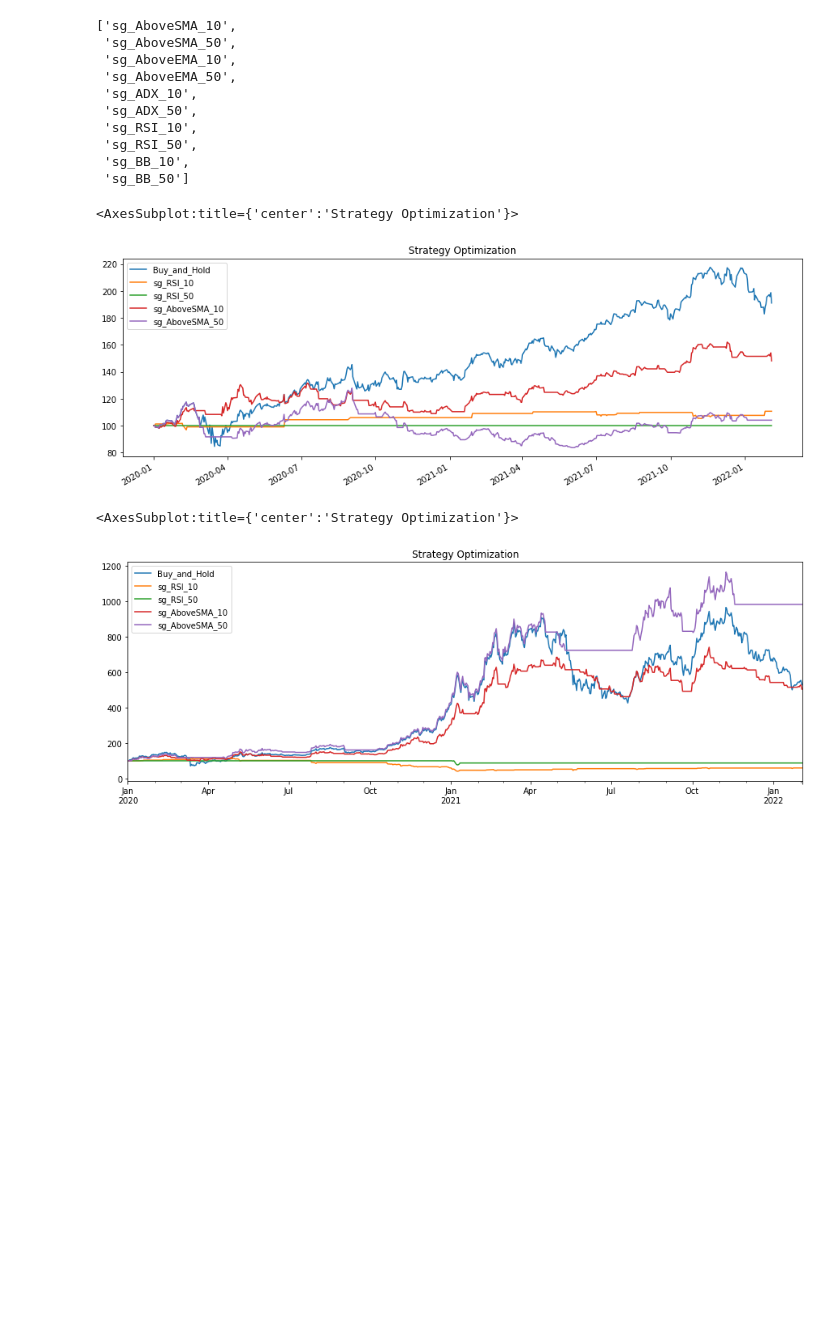
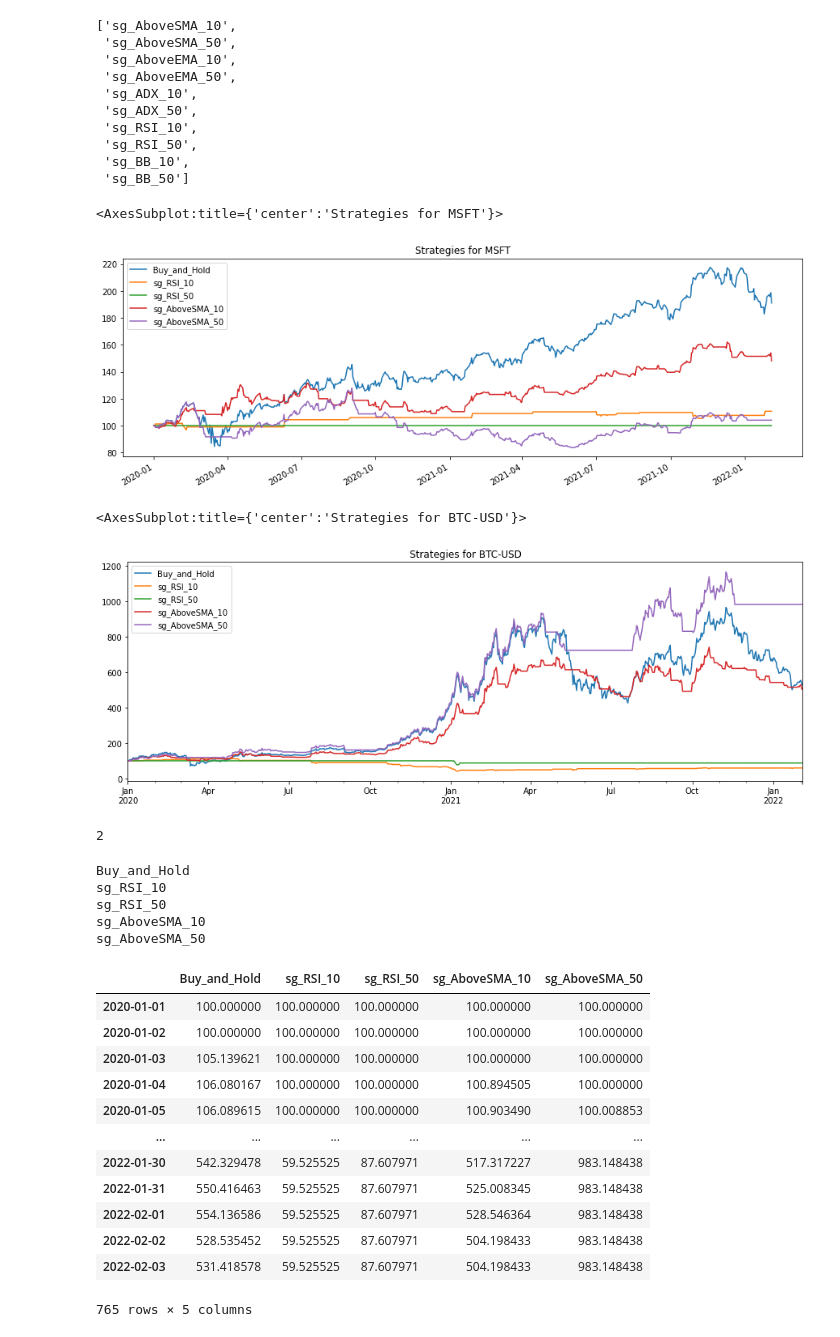
Before and after one commit to sjuanandres0/Chewbacca, a Jupyter notebook: chewie_playground.ipynb, the cells around one changed output. Cells and saved outputs as stored; diff of their text form; code cells hidden in the pictures; blank space fills up the shorter version.

```diff
--- a/chewie_playground.ipynb
+++ b/chewie_playground.ipynb
@@ -239,30 +239,60 @@ ticker='MSFT'
 start='2020-01-01'
 end='2022-02-04'
 
-benchmark = buy_and_hold(df=df, ticker=ticker, name='Buy_and_Hold', start=start, end=end)
+benchmark = buy_and_hold(df=df, ticker=ticker, signal_name='Buy_and_Hold', start=start, end=end)
 sg_RSI_10 = signal_rever(df=df, ticker=ticker, signal_name='sg_RSI_10', start=start, end=end)
 sg_RSI_50 = signal_rever(df=df, ticker=ticker, signal_name='sg_RSI_50', start=start, end=end)
 sg_AboveSMA_10 = signal_trend(df=df, ticker=ticker, signal_name='sg_AboveSMA_10', start=start, end=end)
 sg_AboveSMA_50 = signal_trend(df=df, ticker=ticker, signal_name='sg_AboveSMA_50', start=start, end=end)
 # Run all backtests and plot the resutls
 bt_results = bt.run(benchmark, sg_RSI_10, sg_RSI_50, sg_AboveSMA_10, sg_AboveSMA_50)
-bt_results.plot(title='Strategy Optimization')
+bt_results.plot(title='Strategies for {}'.format(ticker))
 # %% [output]
-<AxesSubplot:title={'center':'Strategy Optimization'}>
+<AxesSubplot:title={'center':'Strategies for MSFT'}>
 [figure]
 # %%
 ticker='BTC-USD'
 start='2020-01-01'
 end='2022-02-04'
 
-benchmark = buy_and_hold(df=df, ticker=ticker, name='Buy_and_Hold', start=start, end=end)
+benchmark = buy_and_hold(df=df, ticker=ticker, signal_name='Buy_and_Hold', start=start, end=end)
 sg_RSI_10 = signal_rever(df=df, ticker=ticker, signal_name='sg_RSI_10', start=start, end=end)
 sg_RSI_50 = signal_rever(df=df, ticker=ticker, signal_name='sg_RSI_50', start=start, end=end)
 sg_AboveSMA_10 = signal_trend(df=df, ticker=ticker, signal_name='sg_AboveSMA_10', start=start, end=end)
 sg_AboveSMA_50 = signal_trend(df=df, ticker=ticker, signal_name='sg_AboveSMA_50', start=start, end=end)
 # Run all backtests and plot the resutls
 bt_results = bt.run(benchmark, sg_RSI_10, sg_RSI_50, sg_AboveSMA_10, sg_AboveSMA_50)
-bt_results.plot(title='Strategy Optimization')
+bt_results.plot(title='Strategies for {}'.format(ticker))
 # %% [output]
-<AxesSubplot:title={'center':'Strategy Optimization'}>
+<AxesSubplot:title={'center':'Strategies for BTC-USD'}>
 [figure]
+# %%
+test = {'a':1,'b':2}
+test['b']
+# %% [output]
+2
+# %%
+for i in bt_results.keys():
+    print(i)
+# %% [output]
+Buy_and_Hold
+sg_RSI_10
+sg_RSI_50
+sg_AboveSMA_10
+sg_AboveSMA_50
+# %%
+bt_results.prices
+# %% [output]
+|  | Buy_and_Hold | sg_RSI_10 | sg_RSI_50 | sg_AboveSMA_10 | sg_AboveSMA_50 |
+| 2020-01-01 | 100.000000 | 100.000000 | 100.000000 | 100.000000 | 100.000000 |
+| 2020-01-02 | 100.000000 | 100.000000 | 100.000000 | 100.000000 | 100.000000 |
+| 2020-01-03 | 105.139621 | 100.000000 | 100.000000 | 100.000000 | 100.000000 |
+| 2020-01-04 | 106.080167 | 100.000000 | 100.000000 | 100.894505 | 100.000000 |
+| 2020-01-05 | 106.089615 | 100.000000 | 100.000000 | 100.903490 | 100.008853 |
+| ... | ... | ... | ... | ... | ... |
+| 2022-01-30 | 542.329478 | 59.525525 | 87.607971 | 517.317227 | 983.148438 |
+| 2022-01-31 | 550.416463 | 59.525525 | 87.607971 | 525.008345 | 983.148438 |
+| 2022-02-01 | 554.136586 | 59.525525 | 87.607971 | 528.546364 | 983.148438 |
+| 2022-02-02 | 528.535452 | 59.525525 | 87.607971 | 504.198433 | 983.148438 |
+| 2022-02-03 | 531.418578 | 59.525525 | 87.607971 | 504.198433 | 983.148438 |
+765 rows × 5 columns
```
Also changed, not shown: parts of 12 cells of this notebook, 2 other files.
